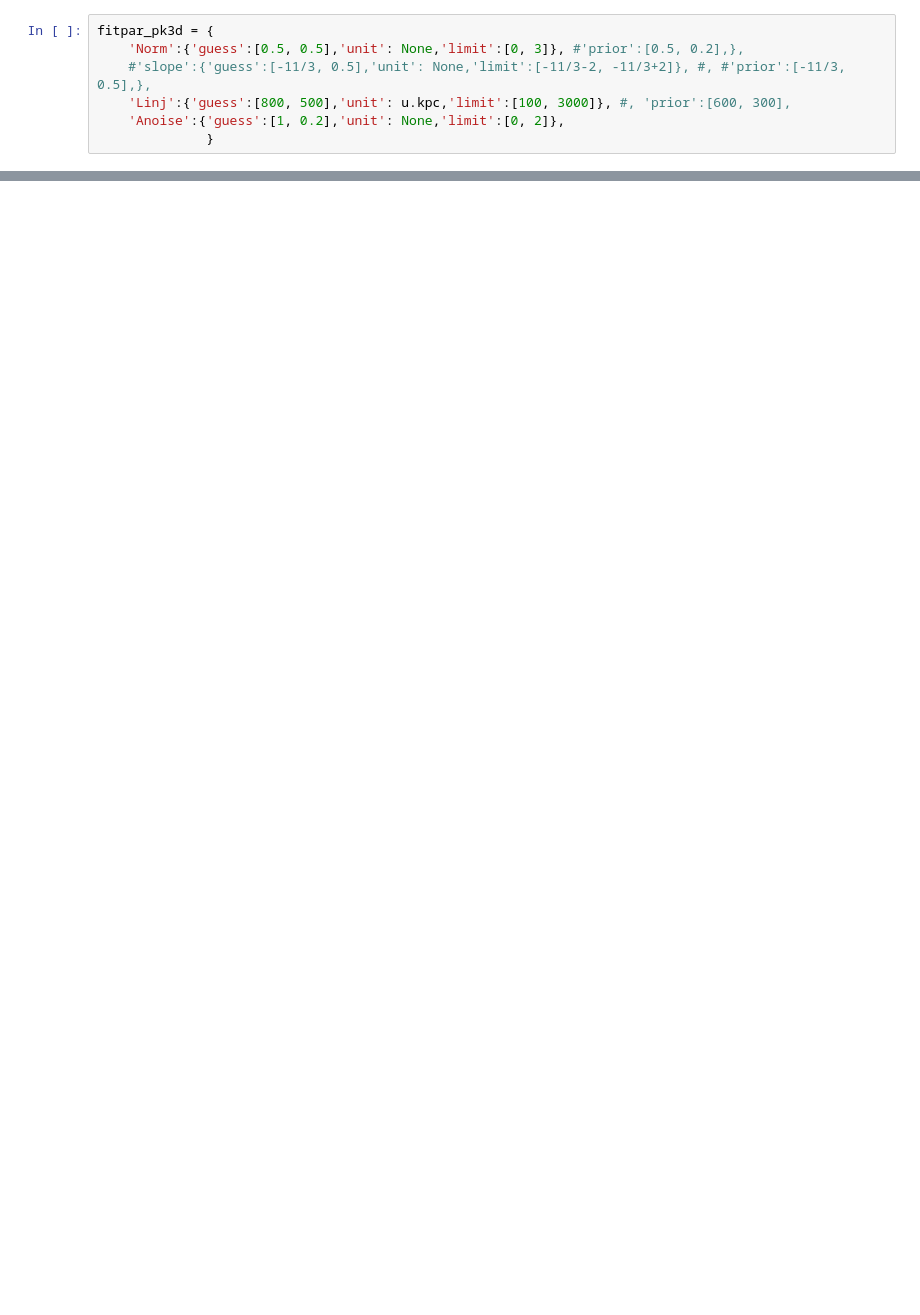
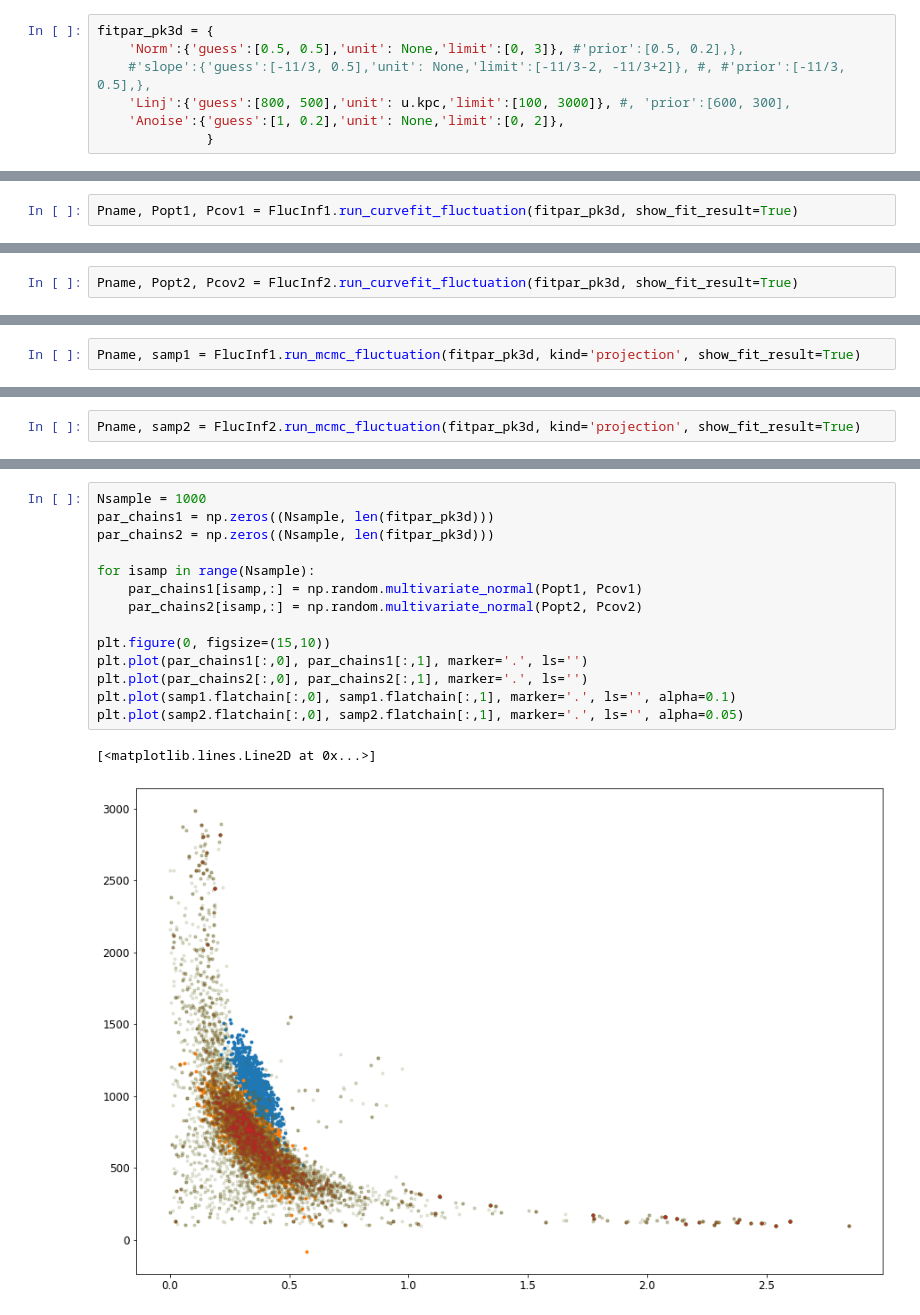
Before and after one commit to remi-adam/pitszi, a Jupyter notebook: notebook/pitszi_dev_inference_with_2_datasets_using_cross_spectra.ipynb, the cells around one changed output, grey strips where cells are left out. Cells and saved outputs as stored; diff of their text form; blank space fills up the shorter version.

```diff
--- a/notebook/pitszi_dev_inference_with_2_datasets_using_cross_spectra.ipynb
+++ b/notebook/pitszi_dev_inference_with_2_datasets_using_cross_spectra.ipynb
@@ -426,0 +338,2 @@ param 2 (Anoise):
+# %%
+Pname, Popt1, Pcov1 = FlucInf1.run_curvefit_fluctuation(fitpar_pk3d, show_fit_result=True)
@@ -426,0 +356,2 @@ param 2 (Anoise):
+# %%
+Pname, Popt2, Pcov2 = FlucInf2.run_curvefit_fluctuation(fitpar_pk3d, show_fit_result=True)
@@ -426,0 +374,2 @@ param 2 (Anoise):
+# %%
+Pname, samp1 = FlucInf1.run_mcmc_fluctuation(fitpar_pk3d, kind='projection', show_fit_result=True)
@@ -426,0 +406,2 @@ param 2 (Anoise):
+# %%
+Pname, samp2 = FlucInf2.run_mcmc_fluctuation(fitpar_pk3d, kind='projection', show_fit_result=True)
@@ -426,0 +428,17 @@ param 2 (Anoise):
+# %%
+Nsample = 1000
+par_chains1 = np.zeros((Nsample, len(fitpar_pk3d)))
+par_chains2 = np.zeros((Nsample, len(fitpar_pk3d)))
+
+for isamp in range(Nsample):
+    par_chains1[isamp,:] = np.random.multivariate_normal(Popt1, Pcov1)
+    par_chains2[isamp,:] = np.random.multivariate_normal(Popt2, Pcov2)
+
+plt.figure(0, figsize=(15,10))
+plt.plot(par_chains1[:,0], par_chains1[:,1], marker='.', ls='')
+plt.plot(par_chains2[:,0], par_chains2[:,1], marker='.', ls='')
+plt.plot(samp1.flatchain[:,0], samp1.flatchain[:,1], marker='.', ls='', alpha=0.1)
+plt.plot(samp2.flatchain[:,0], samp2.flatchain[:,1], marker='.', ls='', alpha=0.05)
+# %% [output]
+[<matplotlib.lines.Line2D at 0x...>]
+[figure, added]
```
Also changed, not shown: parts of 36 cells of this notebook, 6 other files.
